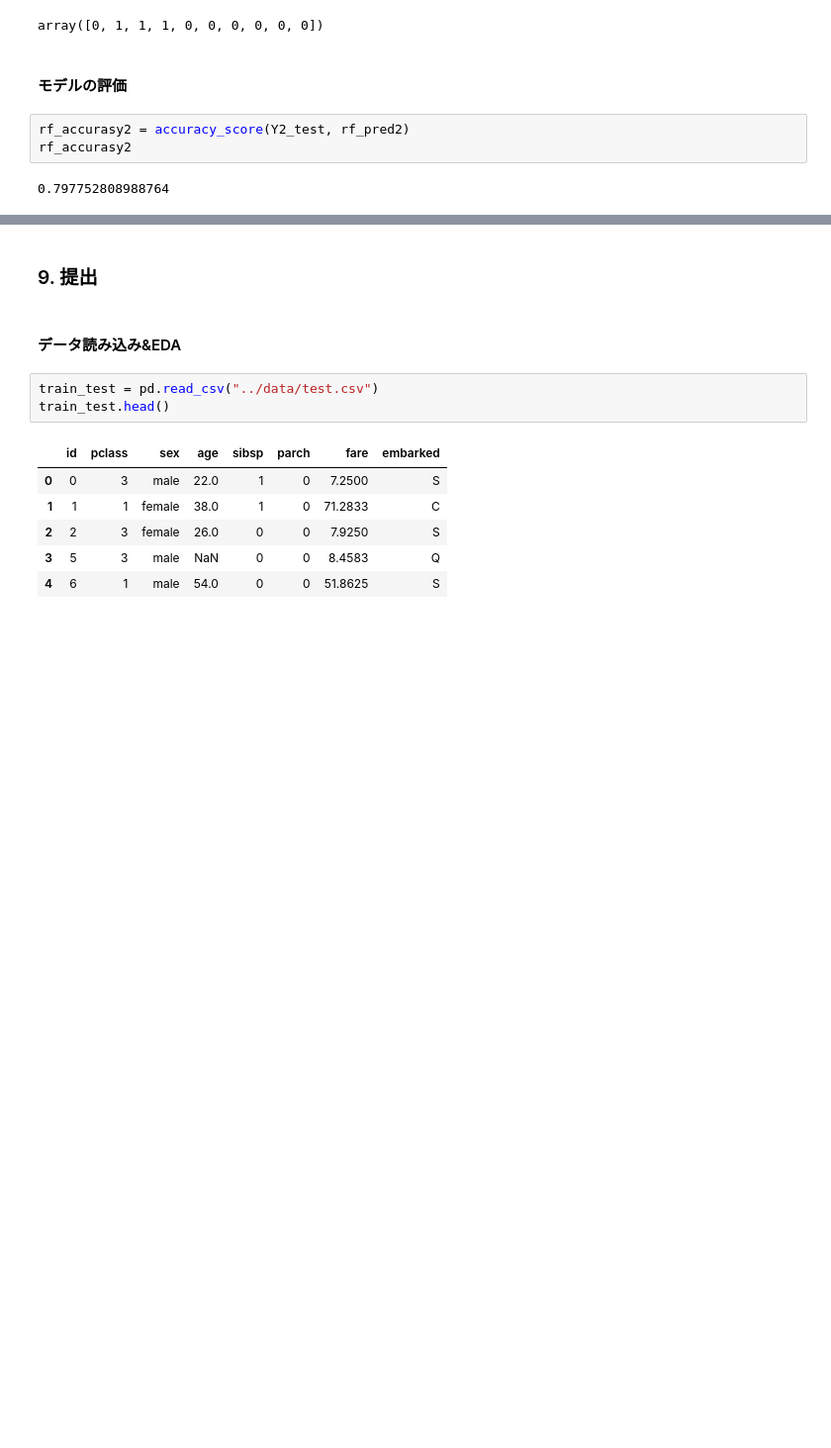
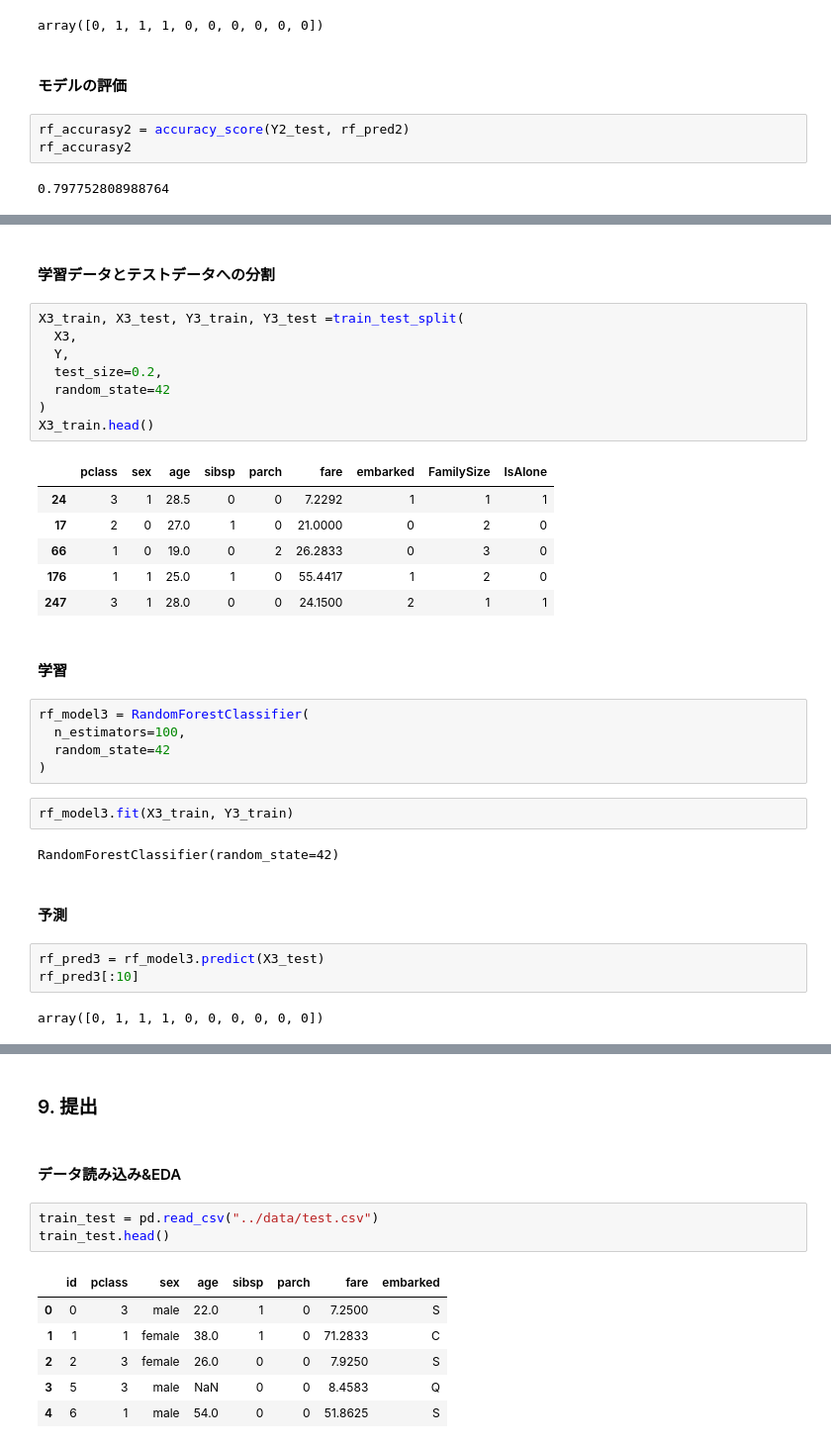
Before and after one commit to runa-yamauchi-dev/SIGNATE_Practice, a Jupyter notebook: competition01_titanic/notebook/titanic.ipynb, the cells around one changed output, grey strips where cells are left out. Shown at 99% size. Cells and saved outputs as stored; diff of their text form; blank space fills up the shorter version.

```diff
--- a/competition01_titanic/notebook/titanic.ipynb
+++ b/competition01_titanic/notebook/titanic.ipynb
@@ -640,0 +671,35 @@ rf_accurasy2
+# %% [markdown]
+#### 学習データとテストデータへの分割
+# %%
+X3_train, X3_test, Y3_train, Y3_test =train_test_split(
+  X3,
+  Y,
+  test_size=0.2,
+  random_state=42
+)
+X3_train.head()
+# %% [output]
+|  | pclass | sex | age | sibsp | parch | fare | embarked | FamilySize | IsAlone |
+| 24 | 3 | 1 | 28.5 | 0 | 0 | 7.2292 | 1 | 1 | 1 |
+| 17 | 2 | 0 | 27.0 | 1 | 0 | 21.0000 | 0 | 2 | 0 |
+| 66 | 1 | 0 | 19.0 | 0 | 2 | 26.2833 | 0 | 3 | 0 |
+| 176 | 1 | 1 | 25.0 | 1 | 0 | 55.4417 | 1 | 2 | 0 |
+| 247 | 3 | 1 | 28.0 | 0 | 0 | 24.1500 | 2 | 1 | 1 |
+# %% [markdown]
+#### 学習
+# %%
+rf_model3 = RandomForestClassifier(
+  n_estimators=100,
+  random_state=42
+)
+# %%
+rf_model3.fit(X3_train, Y3_train)
+# %% [output]
+RandomForestClassifier(random_state=42)
+# %% [markdown]
+#### 予測
+# %%
+rf_pred3 = rf_model3.predict(X3_test)
+rf_pred3[:10]
+# %% [output]
+array([0, 1, 1, 1, 0, 0, 0, 0, 0, 0])
```
Also changed, not shown: parts of 20 cells of this notebook.
